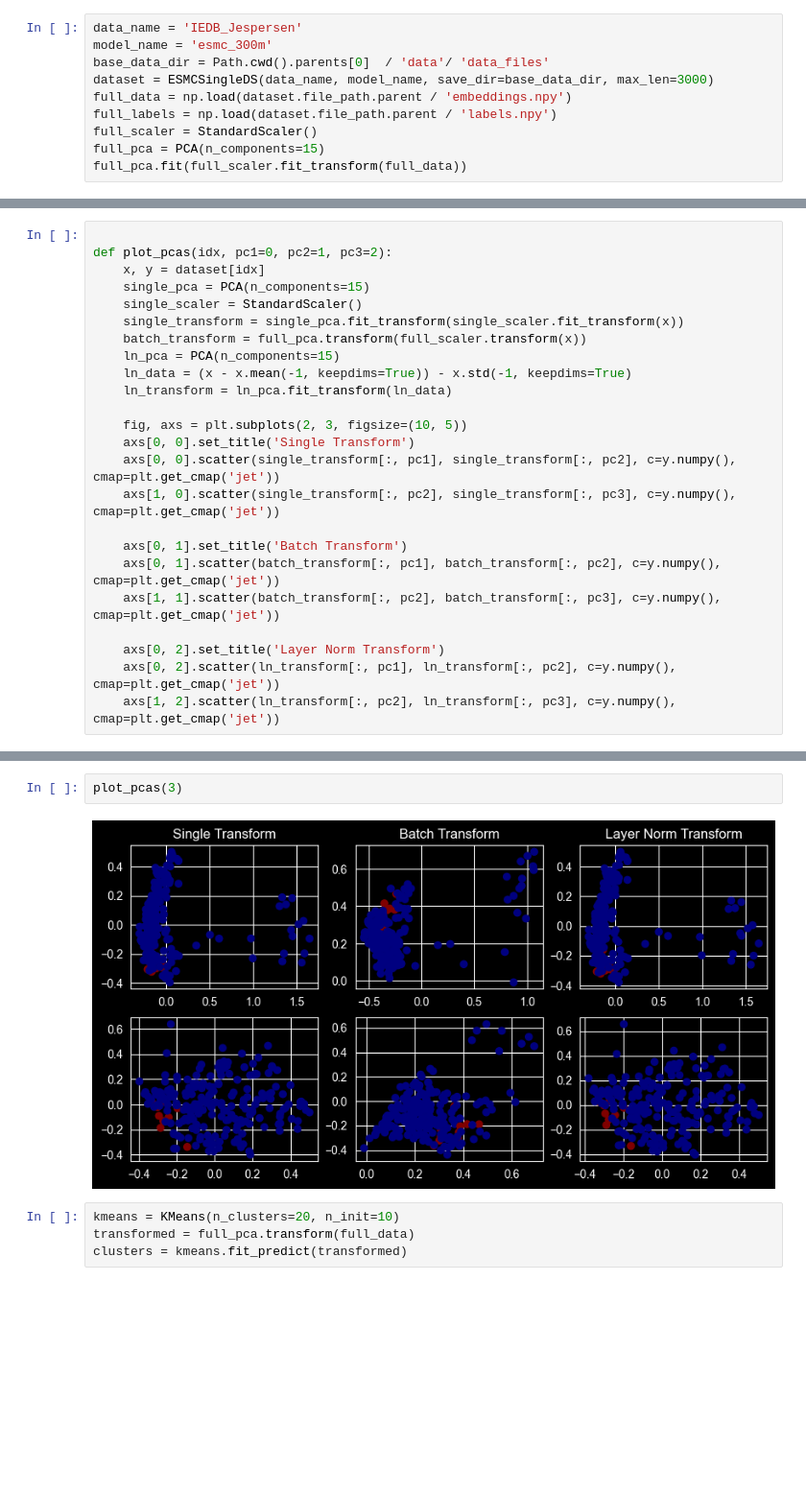
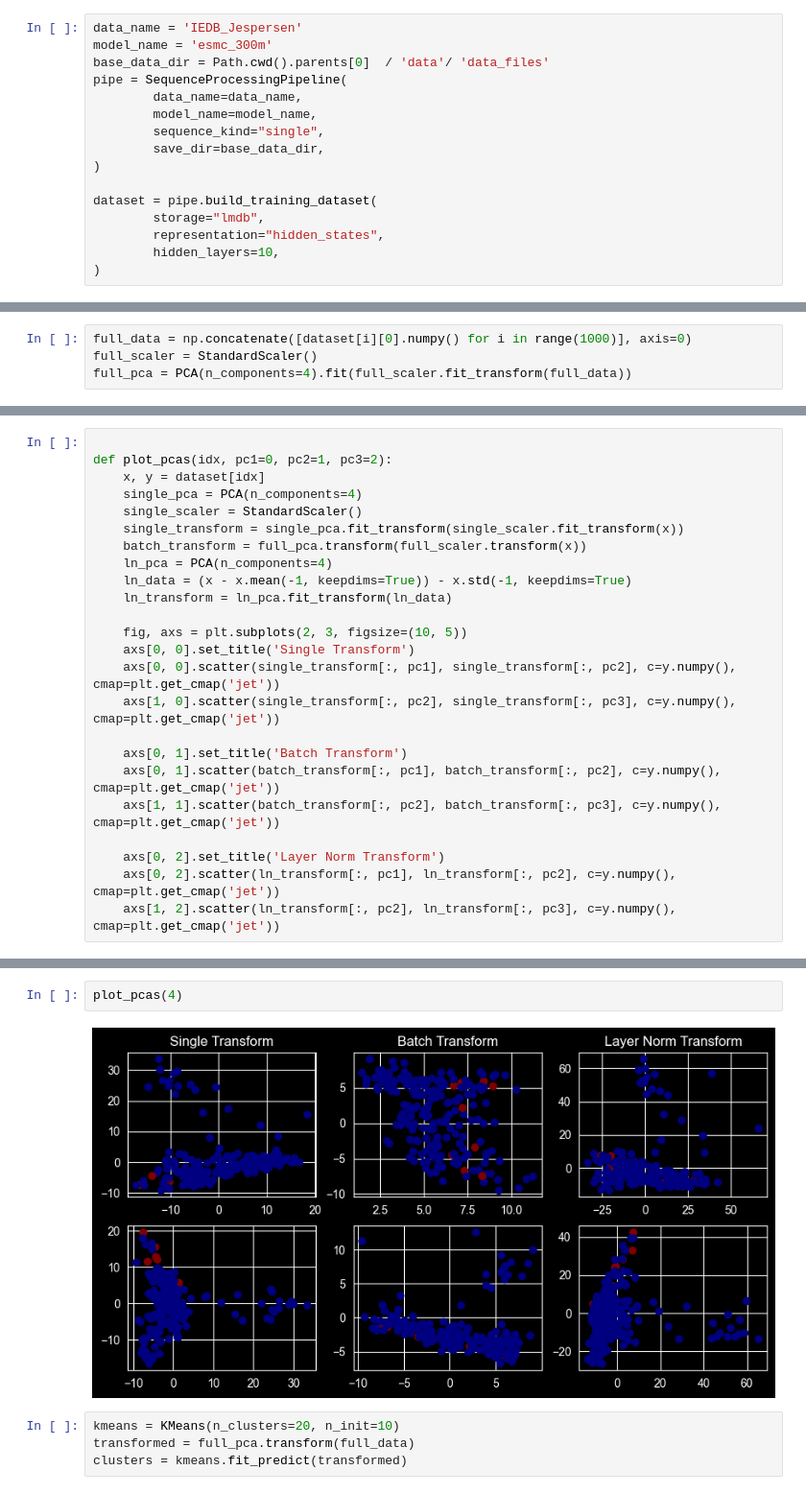
Before and after one commit to cott435/bioml, a Jupyter notebook: scripts/pca.ipynb, the cells around one changed output, grey strips where cells are left out. Shown at 96% size. Cells and saved outputs as stored; diff of their text form; blank space fills up the shorter version.

```diff
--- a/scripts/pca.ipynb
+++ b/scripts/pca.ipynb
@@ -15,9 +15,15 @@ from sklearn.preprocessing import StandardScaler
 data_name = 'IEDB_Jespersen'
 model_name = 'esmc_300m'
 base_data_dir = Path.cwd().parents[0]  / 'data'/ 'data_files'
-dataset = ESMCSingleDS(data_name, model_name, save_dir=base_data_dir, max_len=3000)
-full_data = np.load(dataset.file_path.parent / 'embeddings.npy')
-full_labels = np.load(dataset.file_path.parent / 'labels.npy')
-full_scaler = StandardScaler()
-full_pca = PCA(n_components=15)
-full_pca.fit(full_scaler.fit_transform(full_data))
+pipe = SequenceProcessingPipeline(
+        data_name=data_name,
+        model_name=model_name,
+        sequence_kind="single",
+        save_dir=base_data_dir,
+)
+
+dataset = pipe.build_training_dataset(
+        storage="lmdb",
+        representation="hidden_states",
+        hidden_layers=10,
+)
@@ -26,0 +30,4 @@ PCA(n_components=15)
+# %%
+full_data = np.concatenate([dataset[i][0].numpy() for i in range(1000)], axis=0)
+full_scaler = StandardScaler()
+full_pca = PCA(n_components=4).fit(full_scaler.fit_transform(full_data))
@@ -28,11 +37,11 @@ PCA(n_components=15)
 
 def plot_pcas(idx, pc1=0, pc2=1, pc3=2):
     x, y = dataset[idx]
-    single_pca = PCA(n_components=15)
+    single_pca = PCA(n_components=4)
     single_scaler = StandardScaler()
     single_transform = single_pca.fit_transform(single_scaler.fit_transform(x))
     batch_transform = full_pca.transform(full_scaler.transform(x))
-    ln_pca = PCA(n_components=15)
+    ln_pca = PCA(n_components=4)
     ln_data = (x - x.mean(-1, keepdims=True)) - x.std(-1, keepdims=True)
     ln_transform = ln_pca.fit_transform(ln_data)
 
@@ -59,7 +68,7 @@ plot_pcas(2)
 # %%
-plot_pcas(3)
+plot_pcas(4)
 # %% [output]
-[figure, old version]
+[figure, new version]
 # %%
 kmeans = KMeans(n_clusters=20, n_init=10)
 transformed = full_pca.transform(full_data)
```
Also changed, not shown: parts of 6 cells of this notebook, 24 other files.
